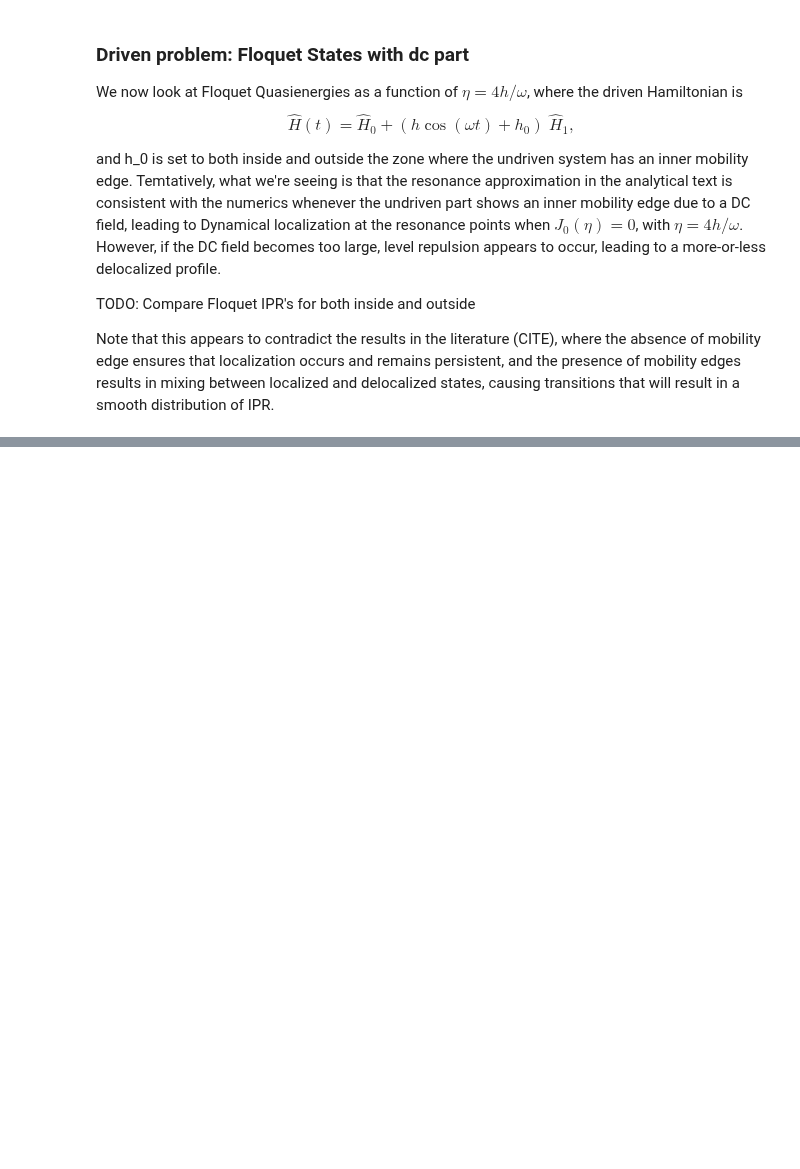
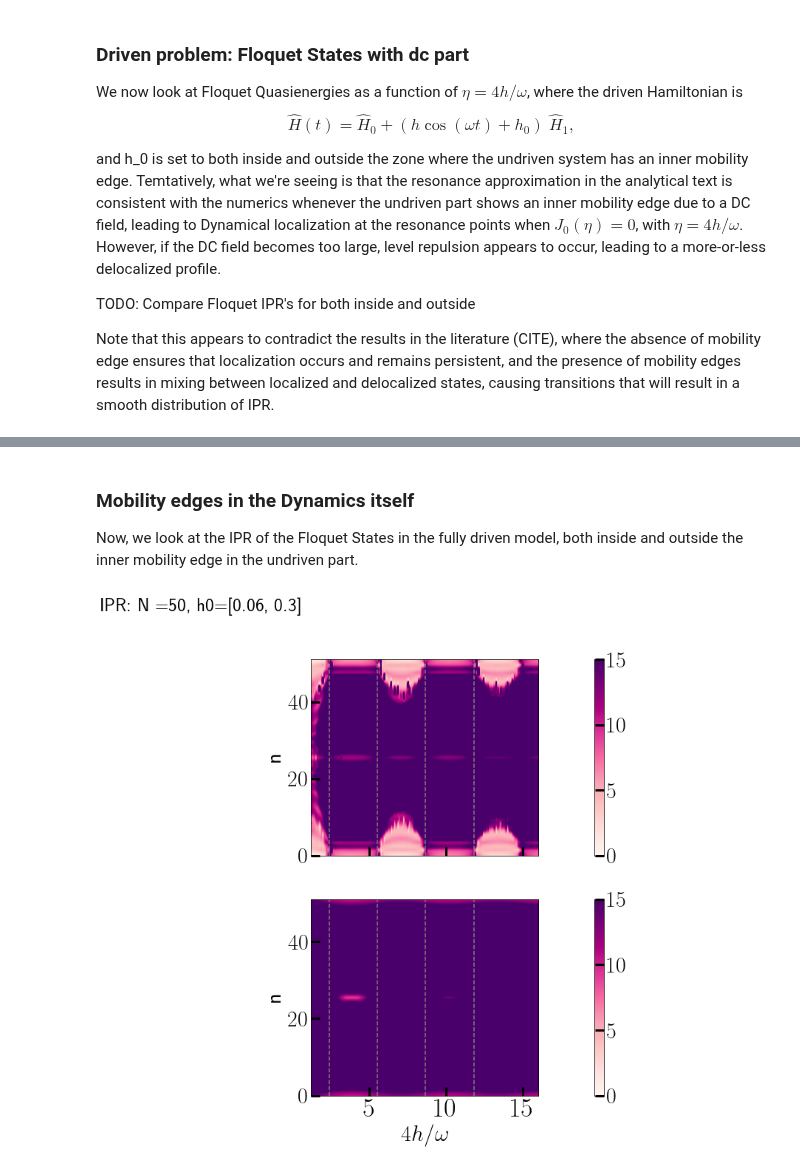
Before and after one commit to deyh2020/periodic_lipkin, a Jupyter notebook: Floquet_LMG.ipynb, the cells around one changed output, grey strips where cells are left out. Saved outputs shown, nothing was run; the diff lists cells and outputs as text; code cells hidden in the pictures; blank space fills up the shorter version.

```diff
--- a/Floquet_LMG.ipynb
+++ b/Floquet_LMG.ipynb
@@ -299,0 +281,31 @@ time taken 1.785265286763509 minute
+# %% [markdown]
+### Mobility edges in the Dynamics itself
+
+Now, we look at the IPR of the Floquet States in the fully driven model, both inside and outside the inner mobility edge in the undriven part.
+# %%
+import matplotlib.pyplot as plt
+import matplotlib.cm as cm
+start = time.time()
+plt.rcParams.update({
+    #"figure.figsize": (16, 12),
+    "text.usetex": True,
+    "font.family": "sans-serif",
+    "font.size": 30,
+    "font.sans-serif": ["Computer Modern"]})
+
+fig, axs = plt.subplots(len(h0s),1, sharex='col', figsize=(22,11))
+fig.suptitle(f'IPR: N ={N}, h0={h0s}' ,fontsize = 25)
+
+for i, ax in enumerate(axs):
+    p = ax.imshow(iprmats[i].T, interpolation='spline16', cmap='RdPu', aspect=0.25, origin='lower',extent = [4*hs[0]/w , 4*hs[-1]/w, 0 , N+1],vmin=0, vmax=15)
+    fig.colorbar(p, ax=ax)
+    ax.set_ylabel(r"n")
+
+axs[-1].set_xlabel(r"$4h/\omega$")
+for pt in jn_zeros(0,4):
+    axs[0].axvline(x=pt, color='gray', linestyle="--")
+    axs[1].axvline(x=pt, color='gray', linestyle="--")
+
+plt.show()
+# %% [output]
+[figure, added]
```
Also changed, not shown: parts of 5 cells of this notebook.
